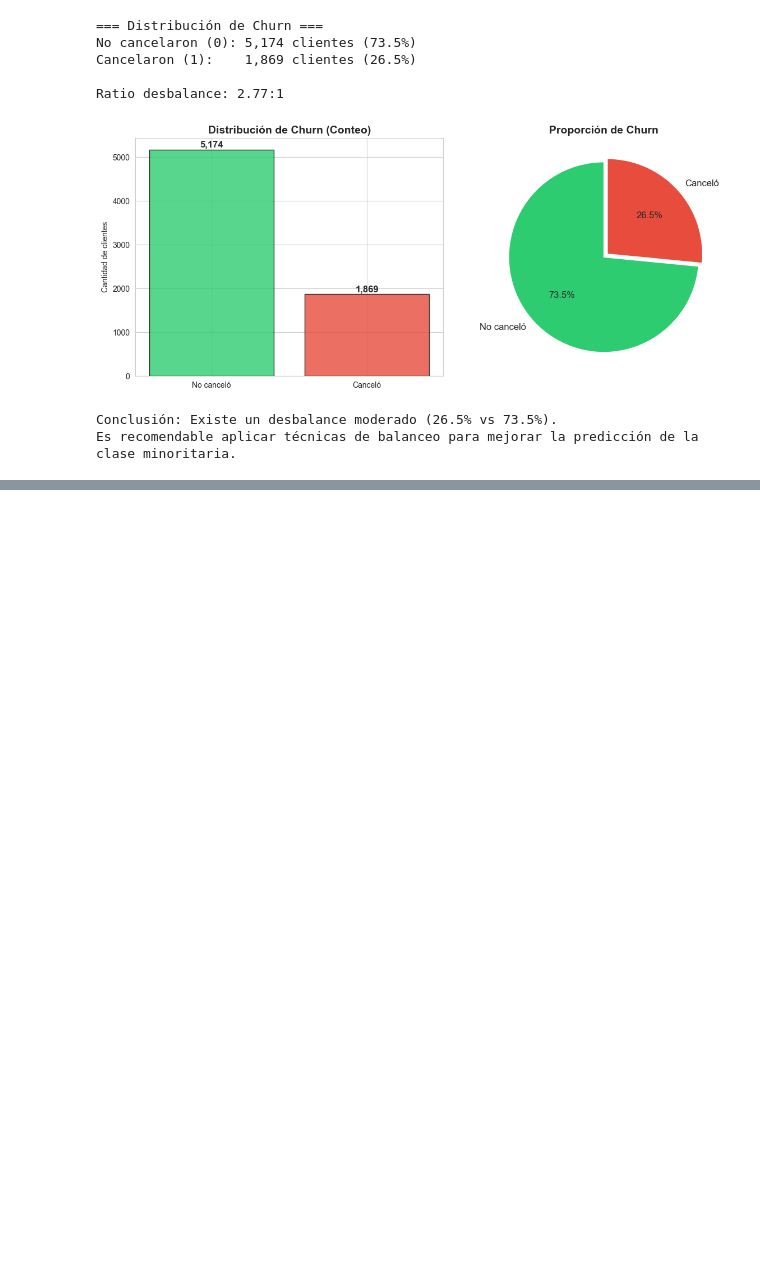
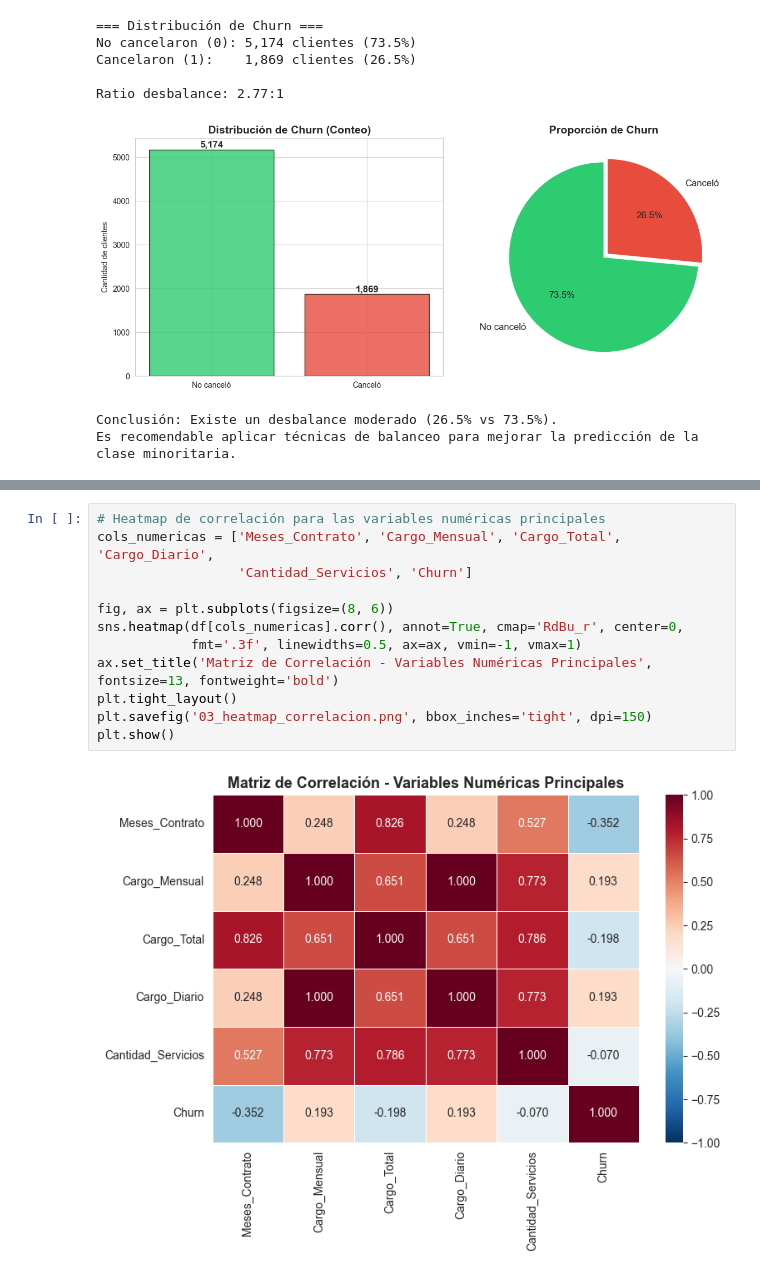
Before and after one commit to anothereverr/oracle-alura-data-science-challenge-2-second-stage, a Jupyter notebook: TelecomX.ipynb, the cells around one changed output, grey strips where cells are left out. Saved outputs shown, nothing was run; the diff lists cells and outputs as text; blank space fills up the shorter version.

```diff
--- a/TelecomX.ipynb
+++ b/TelecomX.ipynb
@@ -191,0 +267,14 @@ Es recomendable aplicar técnicas de balanceo para mejorar la predicción de la
+# %%
+# Heatmap de correlación para las variables numéricas principales
+cols_numericas = ['Meses_Contrato', 'Cargo_Mensual', 'Cargo_Total', 'Cargo_Diario',
+                  'Cantidad_Servicios', 'Churn']
+
+fig, ax = plt.subplots(figsize=(8, 6))
+sns.heatmap(df[cols_numericas].corr(), annot=True, cmap='RdBu_r', center=0,
+            fmt='.3f', linewidths=0.5, ax=ax, vmin=-1, vmax=1)
+ax.set_title('Matriz de Correlación - Variables Numéricas Principales', fontsize=13, fontweight='bold')
+plt.tight_layout()
+plt.savefig('03_heatmap_correlacion.png', bbox_inches='tight', dpi=150)
+plt.show()
+# %% [output]
+[figure, added]
```
Also changed, not shown: parts of 15 cells of this notebook.
